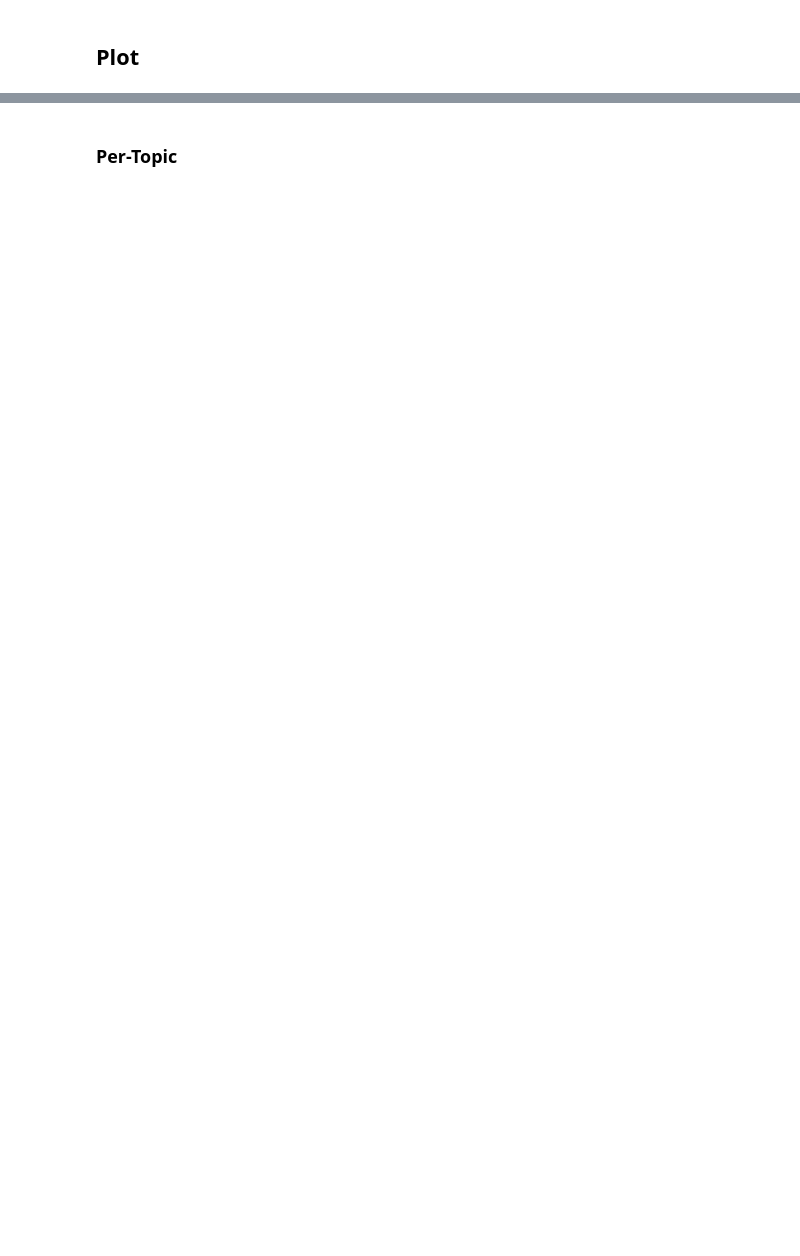
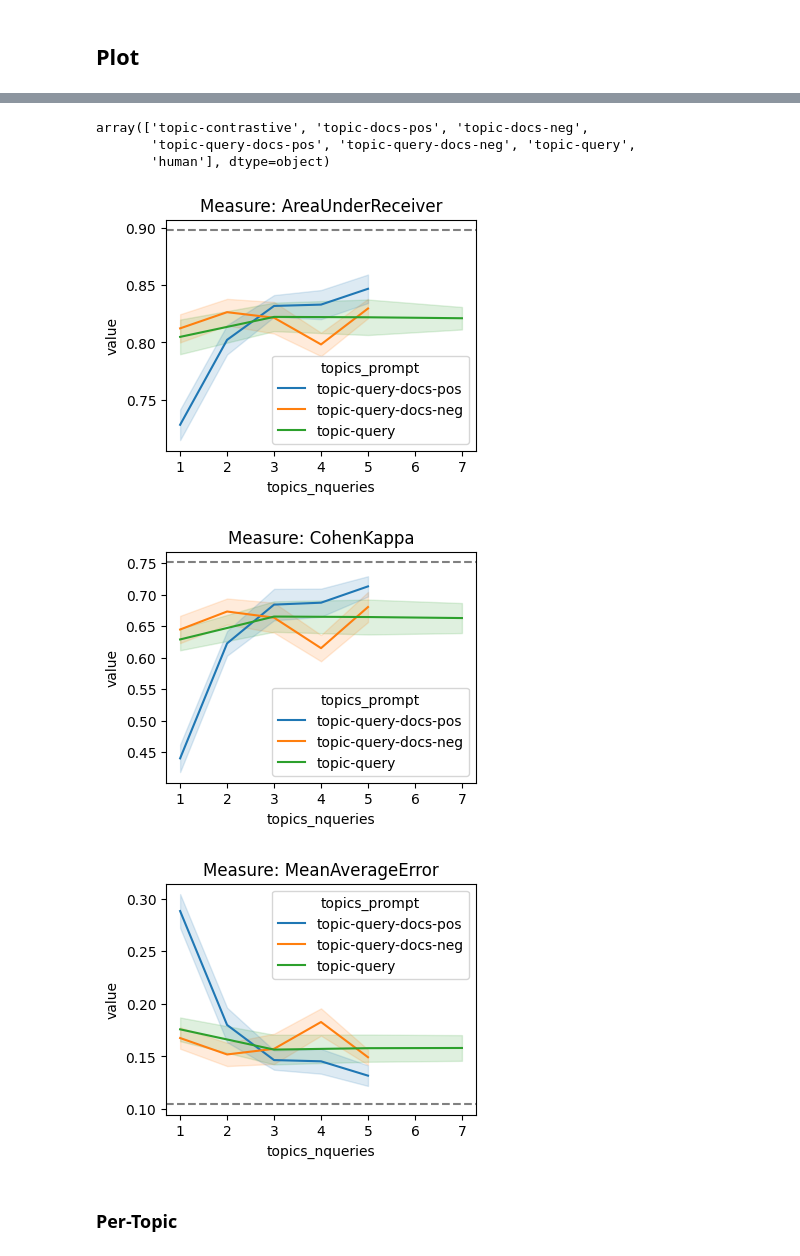
Before and after one commit to irgroup/SIGIR26-Synthesized-Information-Needs, a Jupyter notebook: notebooks/evaluate-alignment.ipynb, the cells around one changed output, grey strips where cells are left out. Saved outputs shown, nothing was run; the diff lists cells and outputs as text; code cells hidden in the pictures; blank space fills up the shorter version.

```diff
--- a/notebooks/evaluate-alignment.ipynb
+++ b/notebooks/evaluate-alignment.ipynb
@@ -127,3 +136,57 @@ plot_context_sweep(df, topic_prompt="topic-query-docs-pos")
+# %%
+df = pd.DataFrame(res)
+df = df.merge(metadata, left_on="name", right_on="date")
+# %%
+df.topics_prompt.unique()
+# %% [output]
+array(['topic-contrastive', 'topic-docs-pos', 'topic-docs-neg',
+       'topic-query-docs-pos', 'topic-query-docs-neg', 'topic-query',
+       'human'], dtype=object)
+# %%
+def plot(subset_prompt_list, df, x = "topics_nqueries"):
+    df = df.copy()
+    baseline = df[df["topics_prompt"] == "human"]
+    df = df[df["topics_prompt"].isin(subset_prompt_list)]
+    unique_prompts = df["topics_prompt"].unique()
+    palette = sns.color_palette("tab10", len(unique_prompts))
+    color_map = dict(zip(unique_prompts, palette))
+
+    for measure_name, g in df.groupby("measure"):
+        fig, ax = plt.subplots(figsize=(4, 3))
+        g = g.copy()
+        g['ci_lower'] = g['value'] - g['ci']
+        g['ci_upper'] = g['value'] + g['ci']
+
+        sns.lineplot(
+            data=g,
+            x=x,
+            y="value",
+            hue="topics_prompt",
+            palette=color_map,
+            ax=ax,
+            errorbar=None
+        )
+        for prompt_name, sub_g in g.groupby("topics_prompt"):
+            sub_g = sub_g.sort_values(x)
+            color = color_map[prompt_name]
+
+            ax.fill_between(
+                sub_g[x],
+                sub_g['ci_lower'],
+                sub_g['ci_upper'],
+                color=color,
+                alpha=0.15
+            )
+
+        ax.axhline(y=float(baseline[baseline["measure"] == measure_name]["value"].iloc[0]), linestyle='--',
+                   label=f"Original Topic", color='gray')
+        ax.set_title(f"Measure: {measure_name}")
+# %%
+plot(['topic-query-docs-pos', 'topic-query-docs-neg', 'topic-query', 'topic-query-contrastive'], df)
+# %% [output]
+[figure, added]
+[figure, added]
+[figure, added]
 # %% [markdown]
 ### Per-Topic
 # %%
```
Also changed, not shown: parts of 10 cells of this notebook.
